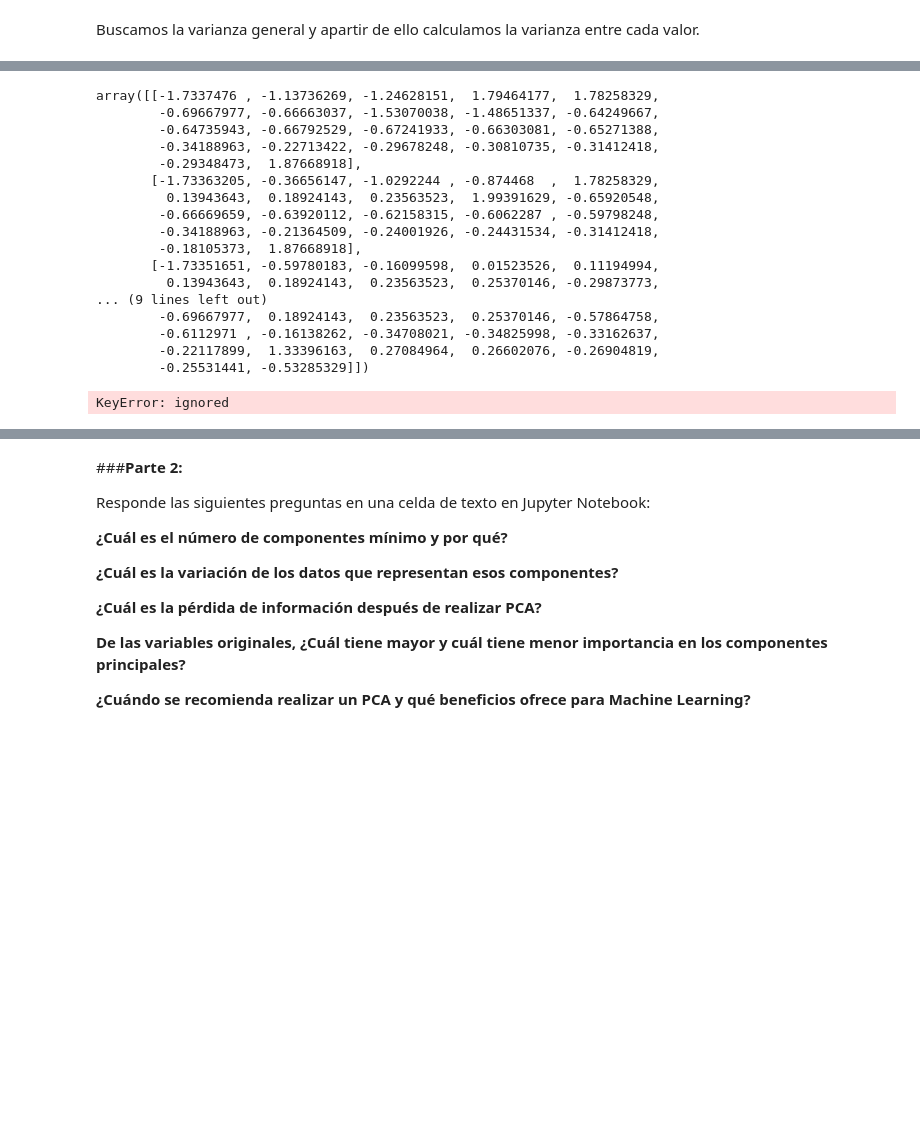
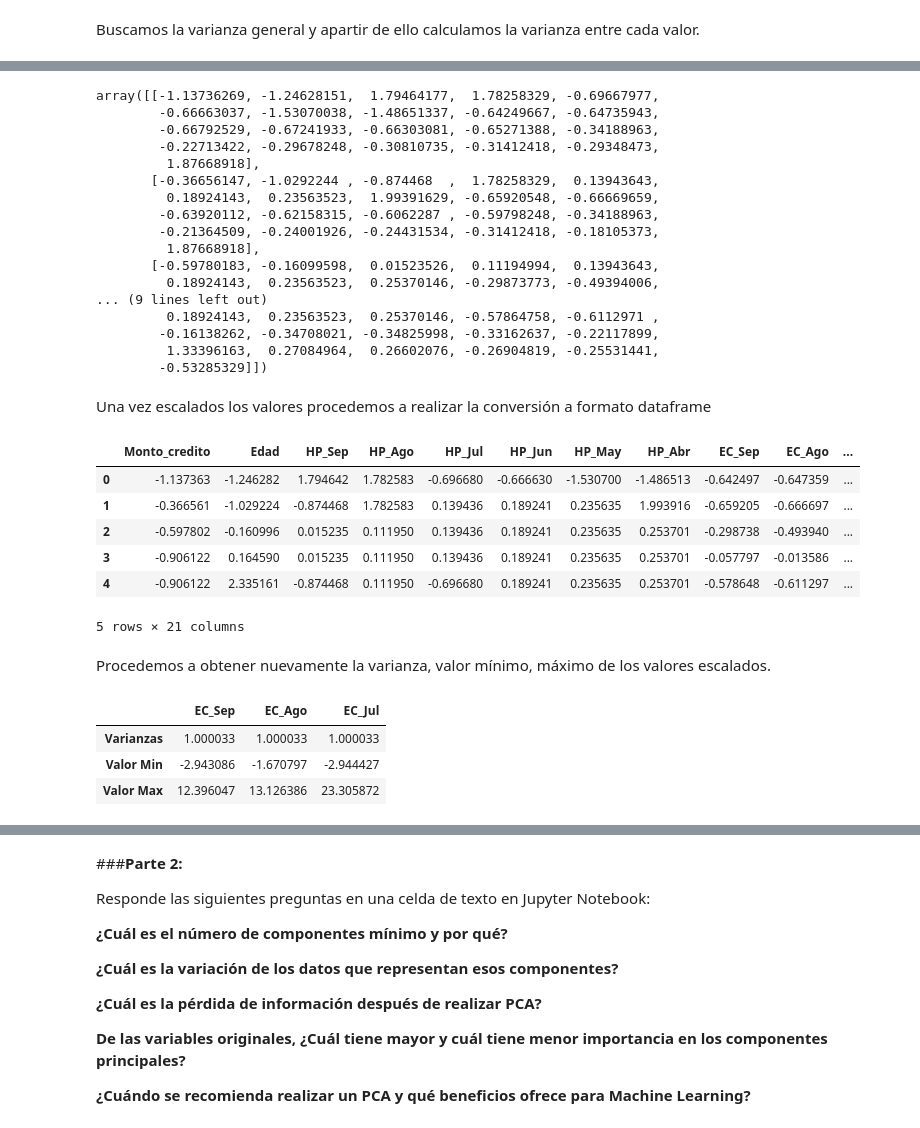
Before and after one commit to PosgradoMNA/actividades-del-projecto-equipo_56, a Jupyter notebook: Actividad1_Equipo56.ipynb, the cells around one changed output, grey strips where cells are left out. Drawn from its saved outputs; the diff is of its cells as text; code cells hidden in the pictures; blank space fills up the shorter version.

```diff
--- a/Actividad1_Equipo56.ipynb
+++ b/Actividad1_Equipo56.ipynb
@@ -718,23 +718,25 @@ Varianza EC_Jul         : 10.58 %
 from sklearn.preprocessing import StandardScaler
 scaler = StandardScaler()
 scaled = scaler.fit_transform(ndf)
-#Son muchos valores. Así que imprimamos los primeros 5 resultados mejor.
-scaled[:5]
+
+#Mostrar los 3 primeros valores del array
+
+scaled[:3]
 # %% [output]
-array([[-1.7337476 , -1.13736269, -1.24628151,  1.79464177,  1.78258329,
-        -0.69667977, -0.66663037, -1.53070038, -1.48651337, -0.64249667,
-        -0.64735943, -0.66792529, -0.67241933, -0.66303081, -0.65271388,
-        -0.34188963, -0.22713422, -0.29678248, -0.30810735, -0.31412418,
-        -0.29348473,  1.87668918],
-       [-1.73363205, -0.36656147, -1.0292244 , -0.874468  ,  1.78258329,
-         0.13943643,  0.18924143,  0.23563523,  1.99391629, -0.65920548,
-        -0.66669659, -0.63920112, -0.62158315, -0.6062287 , -0.59798248,
-        -0.34188963, -0.21364509, -0.24001926, -0.24431534, -0.31412418,
-        -0.18105373,  1.87668918],
-       [-1.73351651, -0.59780183, -0.16099598,  0.01523526,  0.11194994,
-         0.13943643,  0.18924143,  0.23563523,  0.25370146, -0.29873773,
+array([[-1.13736269, -1.24628151,  1.79464177,  1.78258329, -0.69667977,
+        -0.66663037, -1.53070038, -1.48651337, -0.64249667, -0.64735943,
+        -0.66792529, -0.67241933, -0.66303081, -0.65271388, -0.34188963,
+        -0.22713422, -0.29678248, -0.30810735, -0.31412418, -0.29348473,
+         1.87668918],
+       [-0.36656147, -1.0292244 , -0.874468  ,  1.78258329,  0.13943643,
+         0.18924143,  0.23563523,  1.99391629, -0.65920548, -0.66669659,
+        -0.63920112, -0.62158315, -0.6062287 , -0.59798248, -0.34188963,
+        -0.21364509, -0.24001926, -0.24431534, -0.31412418, -0.18105373,
+         1.87668918],
+       [-0.59780183, -0.16099598,  0.01523526,  0.11194994,  0.13943643,
+         0.18924143,  0.23563523,  0.25370146, -0.29873773, -0.49394006,
 ... (9 lines left out)
-        -0.69667977,  0.18924143,  0.23563523,  0.25370146, -0.57864758,
-        -0.6112971 , -0.16138262, -0.34708021, -0.34825998, -0.33162637,
-        -0.22117899,  1.33396163,  0.27084964,  0.26602076, -0.26904819,
-        -0.25531441, -0.53285329]])
+         0.18924143,  0.23563523,  0.25370146, -0.57864758, -0.6112971 ,
+        -0.16138262, -0.34708021, -0.34825998, -0.33162637, -0.22117899,
+         1.33396163,  0.27084964,  0.26602076, -0.26904819, -0.25531441,
+        -0.53285329]])
@@ -744,13 +743,28 @@ from sklearn.decomposition import PCA
-# %%
-pcs = PCA(n_components=2)
-
-pcs.fit(df[['X1', 'X2']])
-
-pcsSummary = pd.DataFrame({'Standard deviation': np.sqrt(pcs.explained_variance_),
-                          'Proportion of variance': pcs.explained_variance_ratio_,
-                          'Cumulative proportion': np.cumsum(pcs.explained_variance_ratio_)#column
-                          }
-                          )
-pcsSummary
-# %% [output]
-KeyError: ignored
+# %% [markdown]
+Una vez escalados los valores procedemos a realizar la conversión a formato dataframe
+# %%
+scaled_df = pd.DataFrame(scaled, columns=ndf.columns)
+scaled_df.head()
+# %% [output]
+|  | Monto_credito | Edad | HP_Sep | HP_Ago | HP_Jul | HP_Jun | HP_May | HP_Abr | EC_Sep | EC_Ago | ... |
+| 0 | -1.137363 | -1.246282 | 1.794642 | 1.782583 | -0.696680 | -0.666630 | -1.530700 | -1.486513 | -0.642497 | -0.647359 | ... |
+| 1 | -0.366561 | -1.029224 | -0.874468 | 1.782583 | 0.139436 | 0.189241 | 0.235635 | 1.993916 | -0.659205 | -0.666697 | ... |
+| 2 | -0.597802 | -0.160996 | 0.015235 | 0.111950 | 0.139436 | 0.189241 | 0.235635 | 0.253701 | -0.298738 | -0.493940 | ... |
+| 3 | -0.906122 | 0.164590 | 0.015235 | 0.111950 | 0.139436 | 0.189241 | 0.235635 | 0.253701 | -0.057797 | -0.013586 | ... |
+| 4 | -0.906122 | 2.335161 | -0.874468 | 0.111950 | -0.696680 | 0.189241 | 0.235635 | 0.253701 | -0.578648 | -0.611297 | ... |
+5 rows × 21 columns
+# %% [markdown]
+Procedemos a obtener nuevamente la varianza, valor mínimo, máximo de los valores escalados.
+# %%
+summary = {
+"Varianzas": scaled_df[cols].var()[0:3],
+"Valor Min": scaled_df[cols].min()[0:3],
+"Valor Max": scaled_df[cols].max()[0:3]
+}
+#recuerda que la variable cols la definimos más arriba.
+pd.DataFrame(summary, index = cols).transpose()
+# %% [output]
+|  | EC_Sep | EC_Ago | EC_Jul |
+| Varianzas | 1.000033 | 1.000033 | 1.000033 |
+| Valor Min | -2.943086 | -1.670797 | -2.944427 |
+| Valor Max | 12.396047 | 13.126386 | 23.305872 |
```
Also changed, not shown: parts of 12 cells of this notebook.
